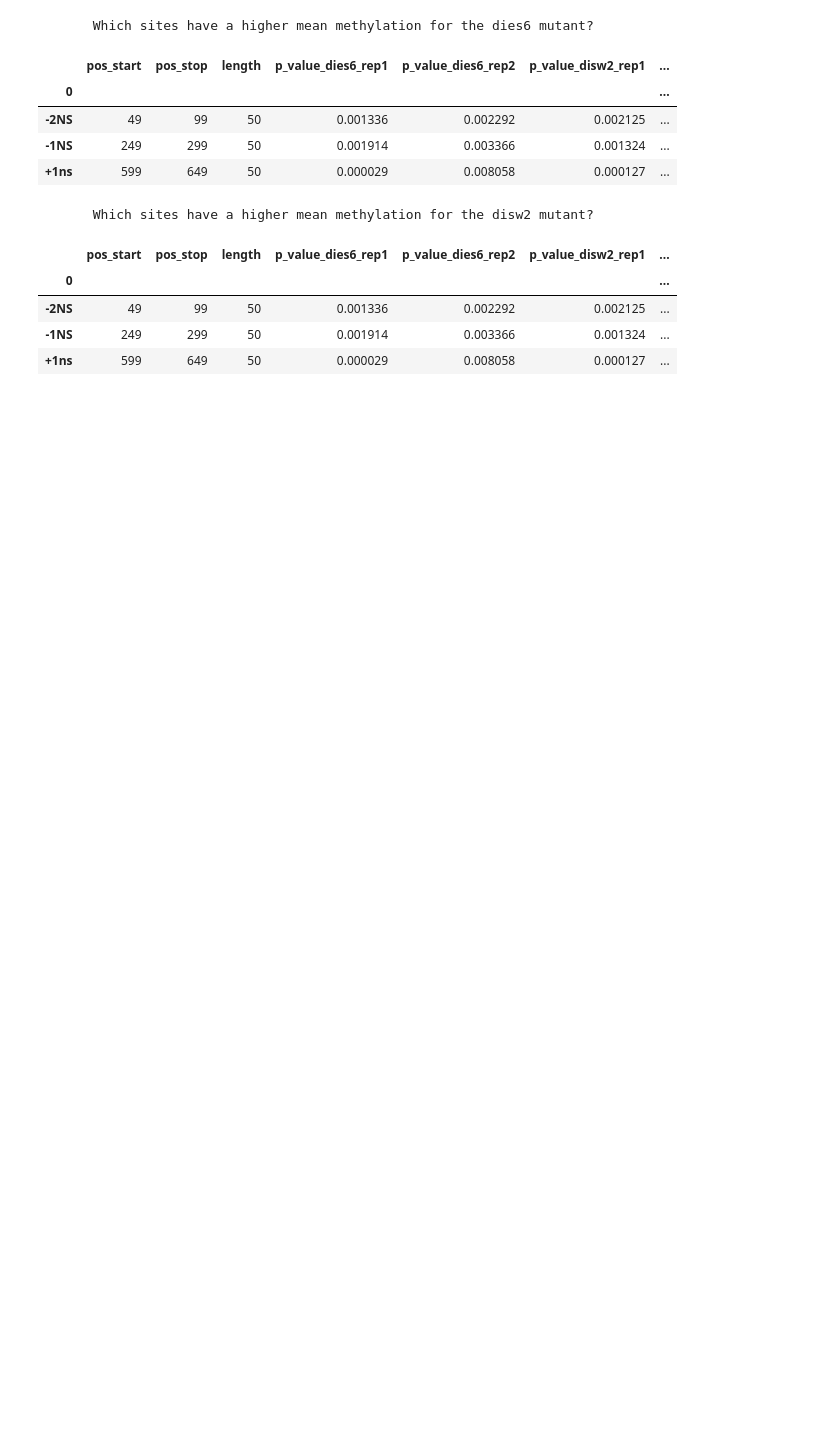
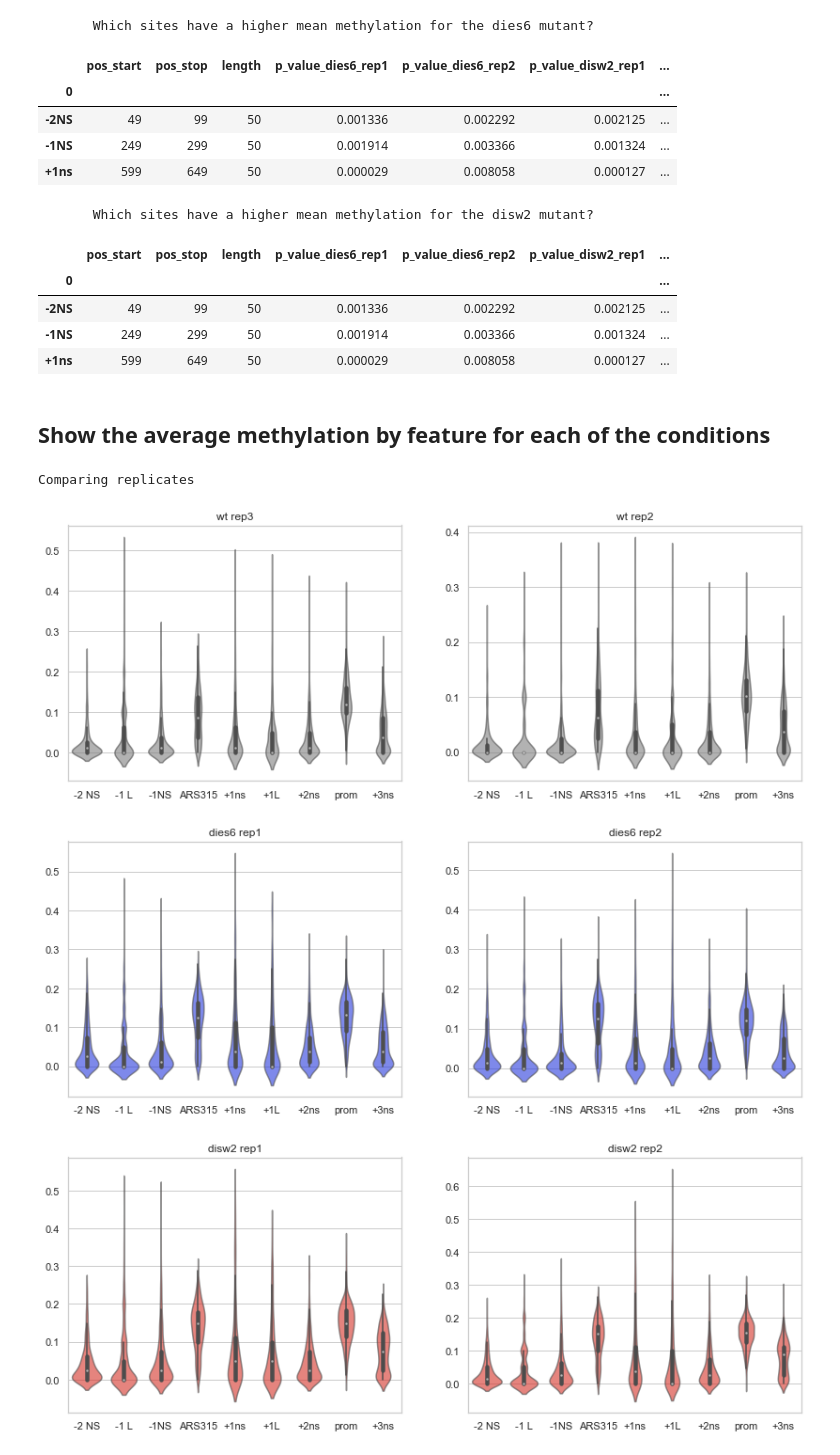
Before and after one commit to KarolineHoller/nanopore_methylation, a Jupyter notebook: methylation_analysis_20220502_ARS315.ipynb, the cells around one changed output. Drawn from its saved outputs; the diff is of its cells as text; code cells hidden in the pictures; blank space fills up the shorter version.

```diff
--- a/methylation_analysis_20220502_ARS315.ipynb
+++ b/methylation_analysis_20220502_ARS315.ipynb
@@ -562,3 +682,73 @@ test_higher.loc[(test_higher["p_value_disw2_rep1"] < pvalue) &
 | -2NS | 49 | 99 | 50 | 0.001336 | 0.002292 | 0.002125 | ... |
 | -1NS | 249 | 299 | 50 | 0.001914 | 0.003366 | 0.001324 | ... |
 | +1ns | 599 | 649 | 50 | 0.000029 | 0.008058 | 0.000127 | ... |
+# %% [markdown]
+## Show the average methylation by feature for each of the conditions
+# %%
+#Display the mean methylation per feature
+
+def condense_features(array, anno):
+    output = np.empty(array.shape[0],)
+    for index in anno.index:
+        feature_array = array[:, anno.loc[index, "pos_start"]: anno.loc[index, "pos_stop"]]
+        means_by_feature = np.apply_along_axis(np.mean, 1, feature_array)
+        output = np.column_stack((output, means_by_feature))
+    return output[:, 1:]
+# %%
+wt_rep3_feat_me = condense_features(wt_rep3, anno)
+wt_rep2_feat_me = condense_features(wt_rep2, anno)
+
+dies6_rep1_feat_me = condense_features(dies6_rep1, anno)
+dies6_rep2_feat_me = condense_features(dies6_rep2, anno)
+
+disw2_rep1_feat_me = condense_features(disw2_rep1, anno)
+disw2_rep2_feat_me = condense_features(disw2_rep2, anno)
+# %%
+sns.set(font_scale=1)
+sns.set_style("whitegrid")
+
+print("Comparing replicates")
+#wt
+fig, (ax1, ax2) = plt.subplots(ncols = 2, figsize = (14,5))
+
+sns.violinplot(data = wt_rep3_feat_me, axis = 1, color = "grey", ax=ax1)
+ax1.set_title("wt rep3")
+ax1.set_xticklabels(anno.index)
+plt.setp(ax1.collections, alpha = 0.6)
+
+sns.violinplot(data = wt_rep2_feat_me, axis = 1, color = "grey", ax=ax2)
+ax2.set_title("wt rep2")
+ax2.set_xticklabels(anno.index)
+plt.setp(ax2.collections, alpha = 0.6)
+plt.show()
+
+#dies6
+fig, (ax1, ax2) = plt.subplots(ncols = 2, figsize = (14,5))
+sns.violinplot(data = dies6_rep1_feat_me, axis = 1, color = "#0a22fa", ax=ax1)
+ax1.set_title("dies6 rep1")
+ax1.set_xticklabels(anno.index)
+plt.setp(ax1.collections, alpha = 0.6)
+
+sns.violinplot(data = dies6_rep2_feat_me, axis = 1, color = "#0a22fa", ax=ax2)
+ax2.set_title("dies6 rep2")
+ax2.set_xticklabels(anno.index)
+plt.setp(ax2.collections, alpha = 0.6)
+plt.show()
+
+#disw2
+fig, (ax1, ax2) = plt.subplots(ncols = 2, figsize = (14,5))
+sns.violinplot(data = disw2_rep1_feat_me, axis = 1, color = "#f2180c", ax=ax1)
+ax1.set_title("disw2 rep1")
+ax1.set_xticklabels(anno.index)
+plt.setp(ax1.collections, alpha = 0.6)
+
+sns.violinplot(data = disw2_rep2_feat_me, axis = 1, color = "#f2180c", ax=ax2)
+ax2.set_title("disw2 rep2")
+ax2.set_xticklabels(anno.index)
+plt.setp(ax2.collections, alpha = 0.6)
+plt.show()
+# %% [output]
+Comparing replicates
+[figure, added]
+[figure, added]
+[figure, added]
```
Also changed, not shown: parts of 17 cells of this notebook.
